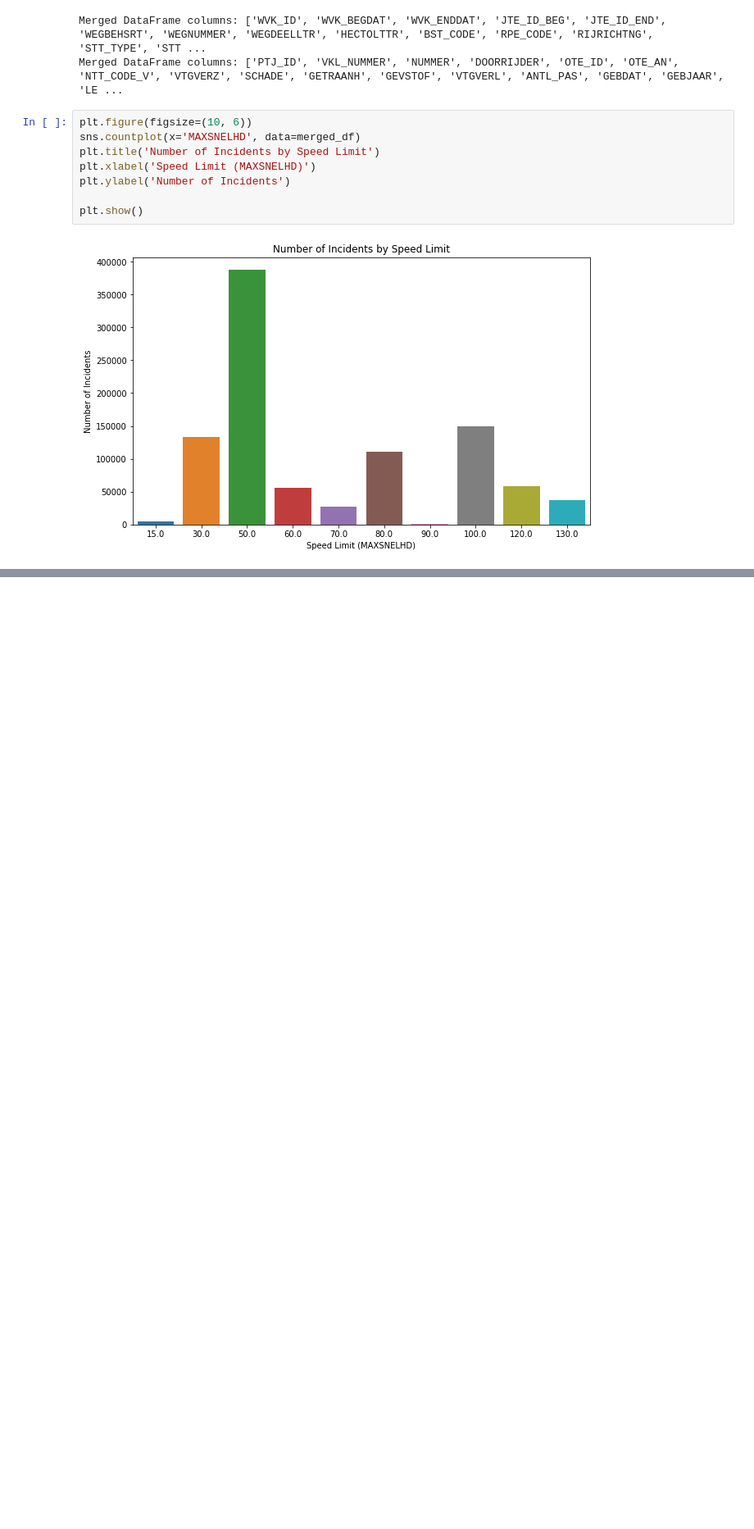
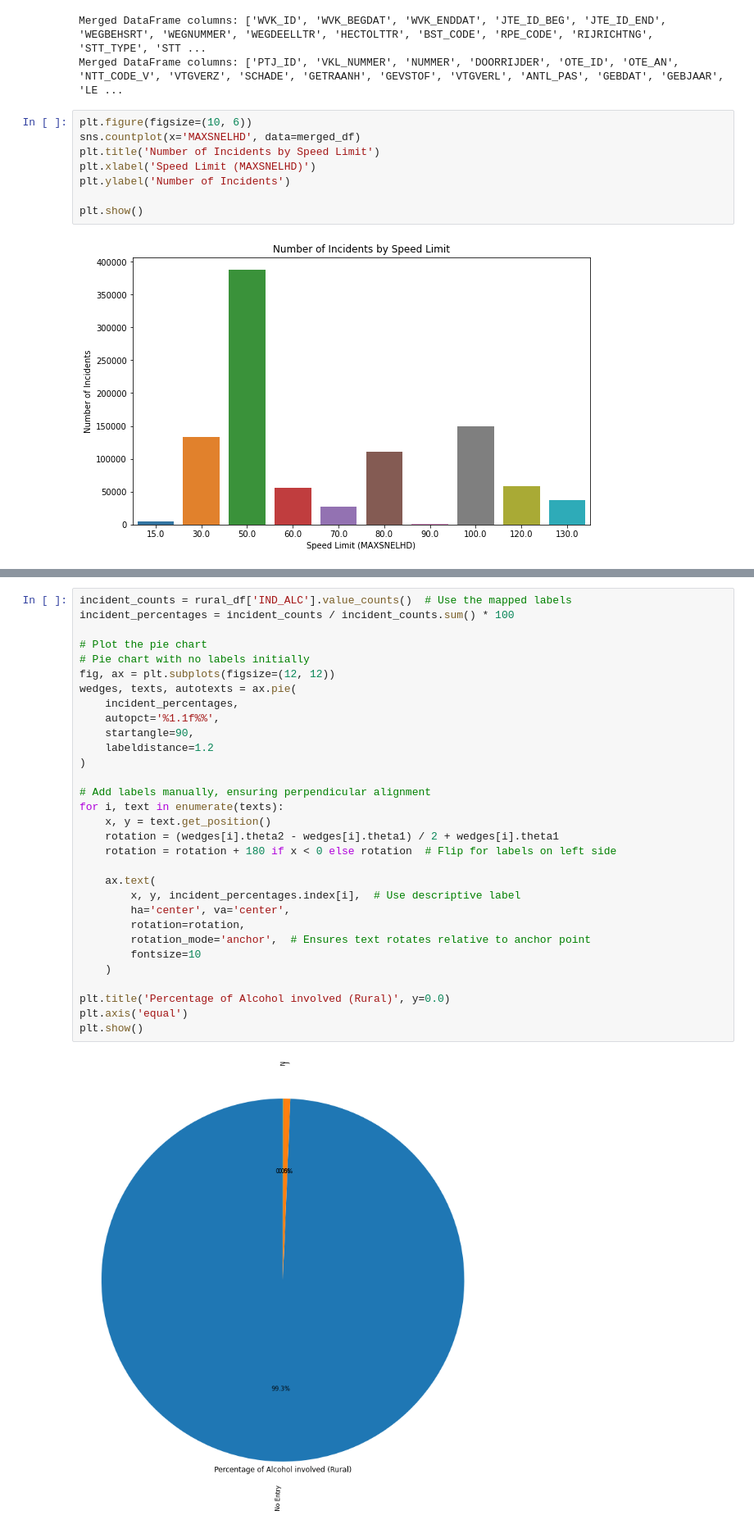
Before and after one commit to minkegroenendijk/6022, a Jupyter notebook: Figures_Renzo.ipynb, the cells around one changed output, grey strips where cells are left out. Shown at 82% size. Cells and saved outputs as stored; diff of their text form; blank space fills up the shorter version.

```diff
--- a/Figures_Renzo.ipynb
+++ b/Figures_Renzo.ipynb
@@ -64,3 +166,36 @@ plt.show()
+# %%
+incident_counts = rural_df['IND_ALC'].value_counts()  # Use the mapped labels
+incident_percentages = incident_counts / incident_counts.sum() * 100
+
+# Plot the pie chart
+# Pie chart with no labels initially
+fig, ax = plt.subplots(figsize=(12, 12))
+wedges, texts, autotexts = ax.pie(
+    incident_percentages,
+    autopct='%1.1f%%',
+    startangle=90,
+    labeldistance=1.2
+)
+
+# Add labels manually, ensuring perpendicular alignment
+for i, text in enumerate(texts):
+    x, y = text.get_position()
+    rotation = (wedges[i].theta2 - wedges[i].theta1) / 2 + wedges[i].theta1
+    rotation = rotation + 180 if x < 0 else rotation  # Flip for labels on left side
+
+    ax.text(
+        x, y, incident_percentages.index[i],  # Use descriptive label
+        ha='center', va='center',
+        rotation=rotation,
+        rotation_mode='anchor',  # Ensures text rotates relative to anchor point
+        fontsize=10
+    )
+
+plt.title('Percentage of Alcohol involved (Rural)', y=0.0)
+plt.axis('equal')
+plt.show()
+# %% [output]
+[figure, added]
 # %%
 urban_df2 = merged_df2[merged_df2['GME_NAAM'].isin(["s-Gravenhage", "Leiden", "Haarlem"])]
 rural_df2 = merged_df2[merged_df2['GME_NAAM'].isin([
```
Also changed, not shown: parts of 3 cells of this notebook.
